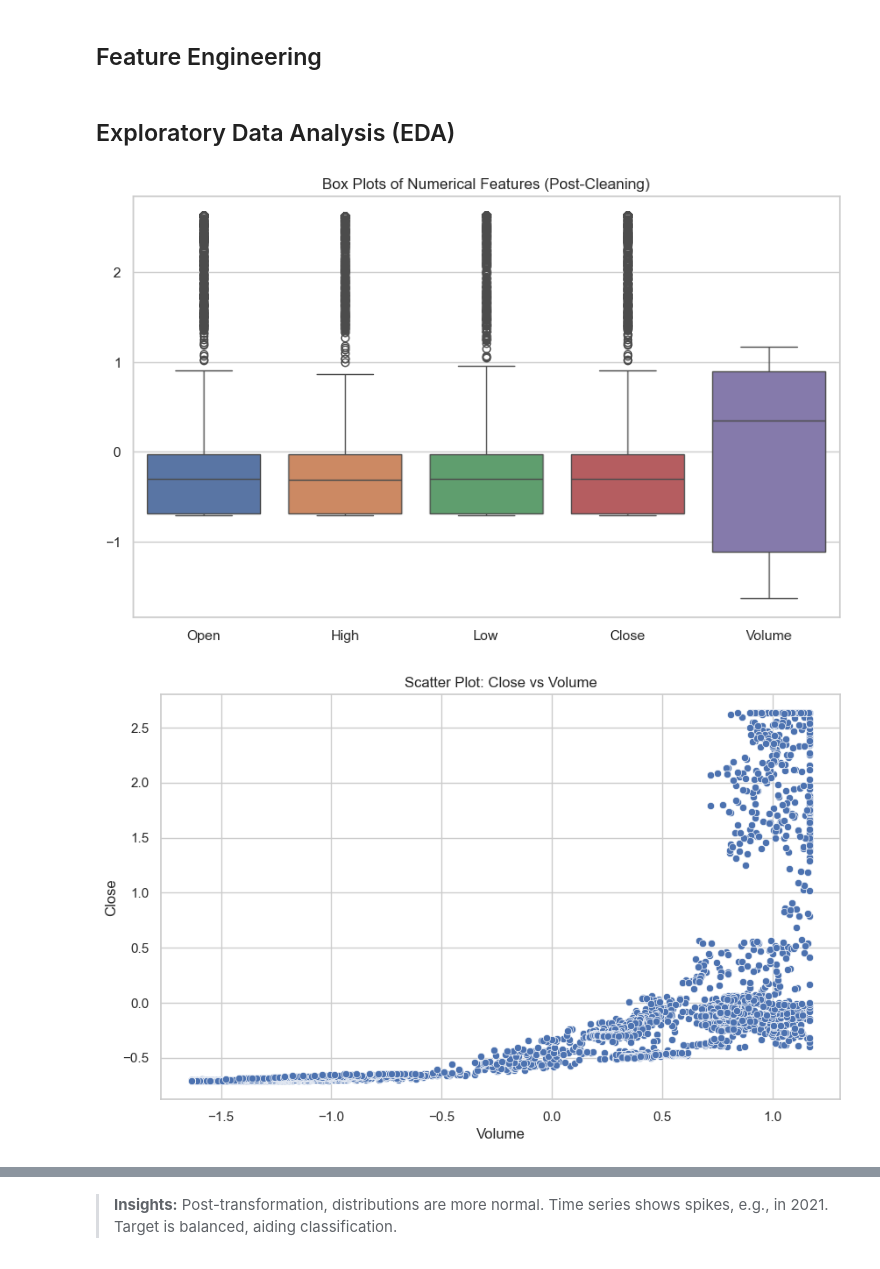
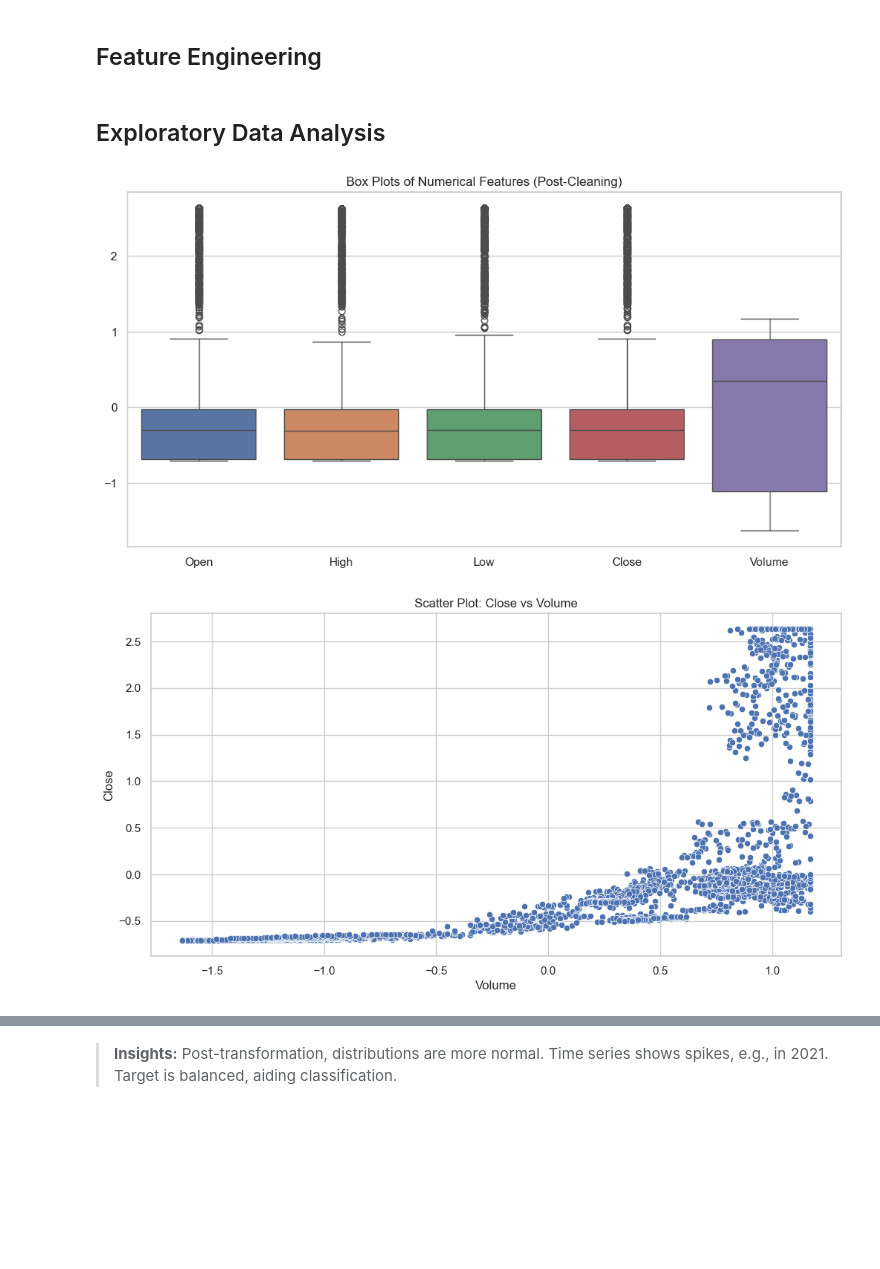
Before and after one commit to arielpuifil/bitcoin-price-prediction, a Jupyter notebook: bitcoin-price-prediction.ipynb, the cells around one changed output, grey strips where cells are left out. Drawn from its saved outputs; the diff is of its cells as text; code cells hidden in the pictures; blank space fills up the shorter version.

```diff
--- a/bitcoin-price-prediction.ipynb
+++ b/bitcoin-price-prediction.ipynb
@@ -135,38 +135,38 @@ features = ['open-close', 'low-high', 'is_quarter_end']
 X = dataset[features]
 y = dataset['target']
 # %% [markdown]
-## Exploratory Data Analysis (EDA)
+## Exploratory Data Analysis
 # %%
-plt.figure(figsize=(10, 6))
+plt.figure(figsize=(12, 6))
 sns.boxplot(data=dataset[numerical_cols])
 plt.title('Box Plots of Numerical Features (Post-Cleaning)')
 plt.show()
 
-plt.figure(figsize=(10, 6))
+plt.figure(figsize=(12, 6))
 sns.scatterplot(x=dataset['Volume'], y=dataset['Close'])
 plt.title('Scatter Plot: Close vs Volume')
 plt.show()
 
 sns.pairplot(dataset[features + ['target']])
 plt.suptitle('Pair Plot of Features and Target')
 plt.show()
 
 dataset.set_index('Date', inplace=True)
 plt.figure(figsize=(12, 6))
 dataset['Close'].plot()
 plt.title('Bitcoin Closing Price Over Time')
 plt.xlabel('Date')
 plt.ylabel('Scaled Price')
 plt.show()
 dataset.reset_index(inplace=True)
 
 plt.figure(figsize=(10, 6))
 dataset['target'].value_counts().plot.pie(autopct='%1.1f%%', labels=['Sell/Hold', 'Buy'])
 plt.title('Target Distribution')
 plt.show()
 # %% [output]
-[figure, old version]
+[figure, new version]
-[figure, old version]
+[figure, new version]
 [figure]
 [figure]
 [figure]
```
Also changed, not shown: parts of 3 cells of this notebook.
